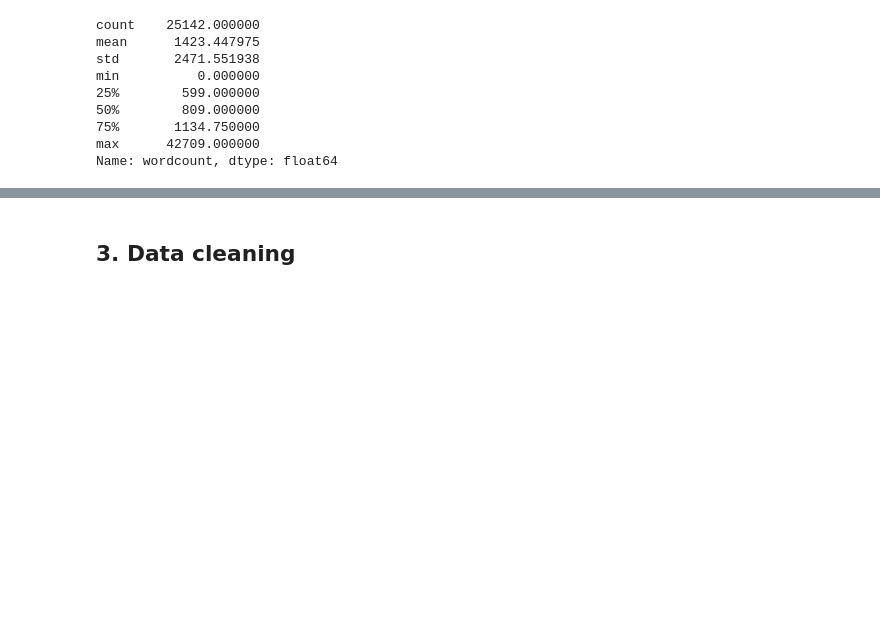
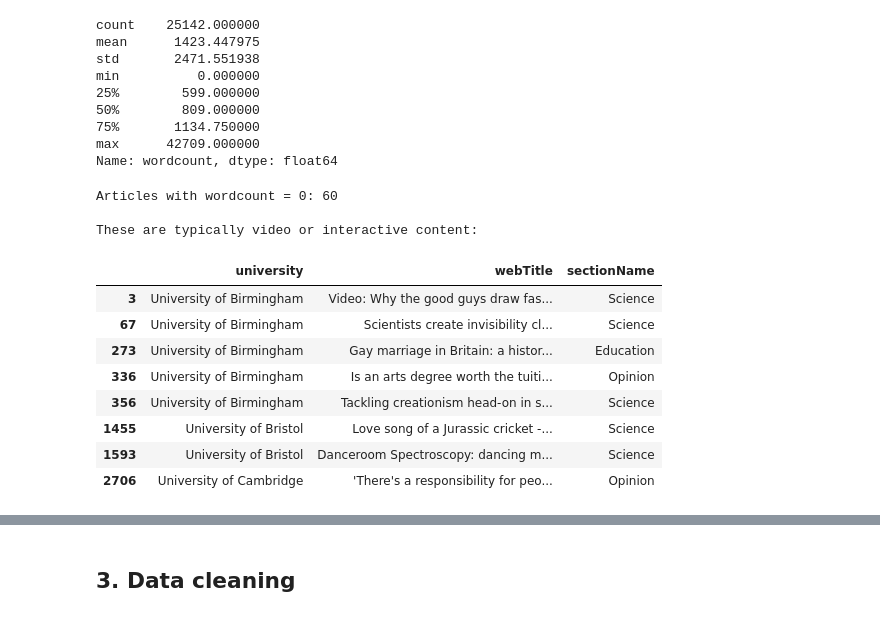
Before and after one commit to ruoxuannn/st115-guardian-project, a Jupyter notebook: Fei Bu.ipynb, the cells around one changed output, grey strips where cells are left out. Cells and saved outputs as stored; diff of their text form; code cells hidden in the pictures; blank space fills up the shorter version.

```diff
--- a/Fei Bu.ipynb
+++ b/Fei Bu.ipynb
@@ -78,3 +120,22 @@ min          0.000000
 75%       1134.750000
 max      42709.000000
 Name: wordcount, dtype: float64
+# %%
+#investigate articles with wordcount = 0
+zero_wc = df[df['wordcount'] == 0]
+print(f"Articles with wordcount = 0: {len(zero_wc)}")
+print(f"\nThese are typically video or interactive content:")
+zero_wc[['university', 'webTitle', 'sectionName']].head(8)
+# %% [output]
+Articles with wordcount = 0: 60
+
+These are typically video or interactive content:
+|  | university | webTitle | sectionName |
+| 3 | University of Birmingham | Video: Why the good guys draw fas... | Science |
+| 67 | University of Birmingham | Scientists create invisibility cl... | Science |
+| 273 | University of Birmingham | Gay marriage in Britain: a histor... | Education |
+| 336 | University of Birmingham | Is an arts degree worth the tuiti... | Opinion |
+| 356 | University of Birmingham | Tackling creationism head-on in s... | Science |
+| 1455 | University of Bristol | Love song of a Jurassic cricket -... | Science |
+| 1593 | University of Bristol | Danceroom Spectroscopy: dancing m... | Science |
+| 2706 | University of Cambridge | 'There's a responsibility for peo... | Opinion |
```
Also changed, not shown: parts of 13 cells of this notebook, 2 other files.
